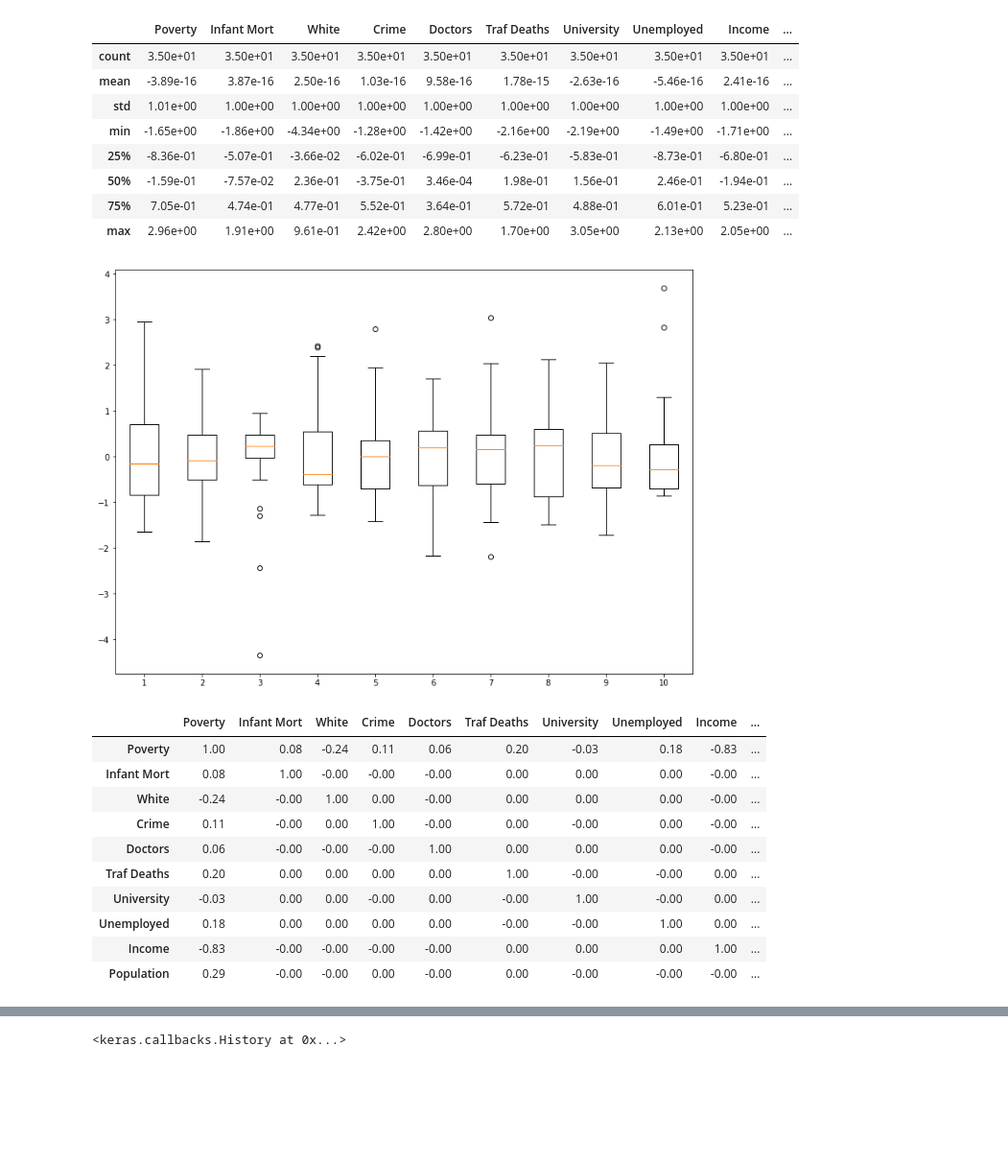
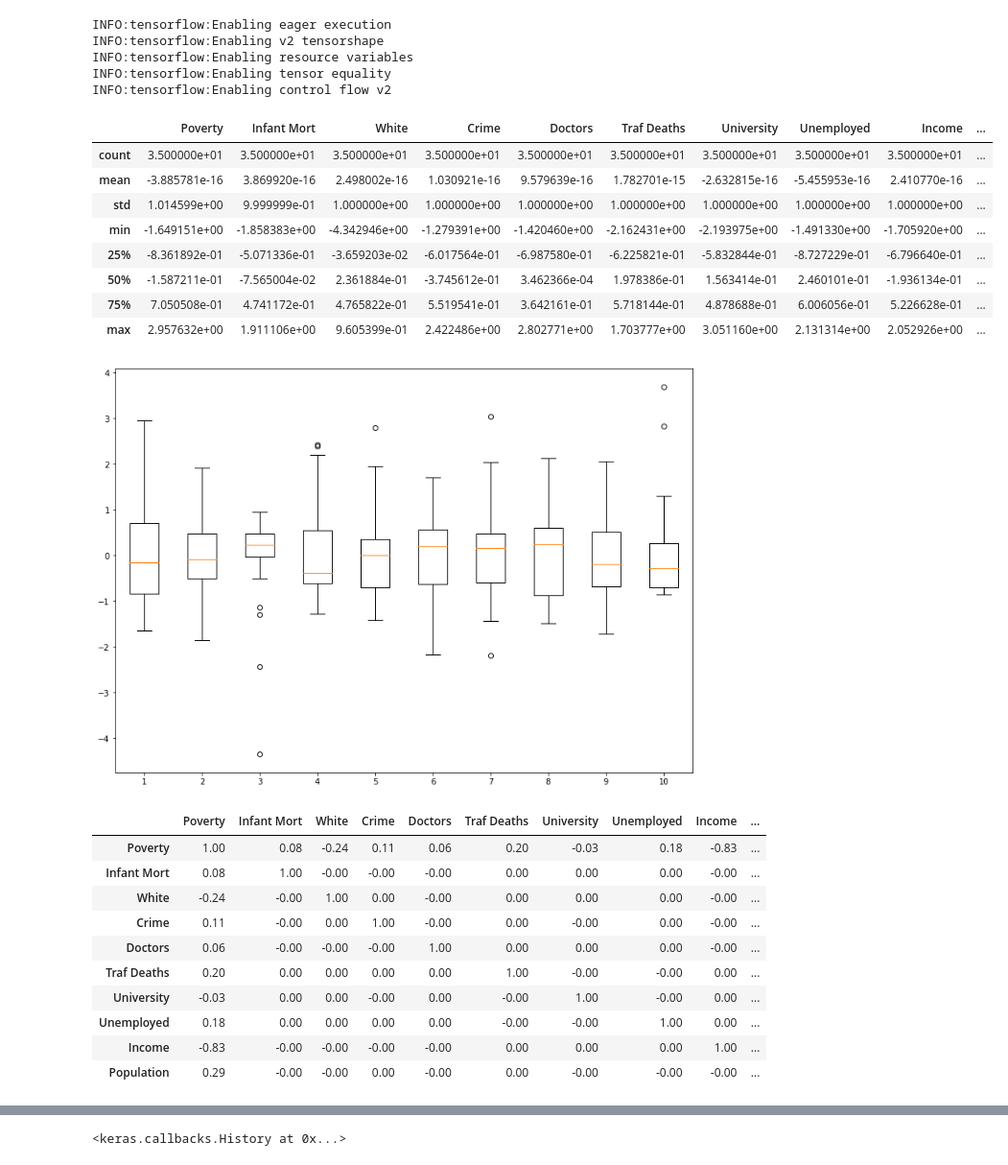
Before and after one commit to webclinic017/Python-Stock-1, a Jupyter notebook: ANN.ipynb, the cells around one changed output, grey strips where cells are left out. Shown at 96% size. Cells and saved outputs as stored; diff of their text form; code cells hidden in the pictures; blank space fills up the shorter version.

```diff
--- a/ANN.ipynb
+++ b/ANN.ipynb
@@ -4,8 +4,9 @@
 #https://machinelearningmastery.com/tutorial-first-neural-network-python-keras/
 #https://machinelearningmastery.com/regression-tutorial-keras-deep-learning-library-python/
 
-import pandas
+import pandas as pd
 import scipy
+import shap
 import numpy as np
 from keras.models import Sequential
 from keras.layers import Dense
@@ -23,6 +24,15 @@ import tensorflow as tf
 from tensorflow import keras
 from sklearn.pipeline import Pipeline
 from sklearn.metrics import mean_squared_error
+
+#tf.config.threading.set_intra_op_parallelism_threads(1)
+tf.config.threading.set_inter_op_parallelism_threads(4)
+# %% [output]
+INFO:tensorflow:Enabling eager execution
+INFO:tensorflow:Enabling v2 tensorshape
+INFO:tensorflow:Enabling resource variables
+INFO:tensorflow:Enabling tensor equality
+INFO:tensorflow:Enabling control flow v2
 # %%
 def MAPE(Y_actual,Y_Predicted):
     mape = np.mean(np.abs((Y_actual - Y_Predicted)/Y_actual))*100
@@ -49,42 +59,44 @@ trf = zca.ZCA().fit(train.iloc[:,1:])
 #y
 std = np.std(np.array(train.iloc[:,0]))
 mean = np.mean(np.array(train.iloc[:,0]))
 Z = (np.array(train.iloc[:,0])-mean)/std
 
 X_train = pd.DataFrame(trf.transform(train.iloc[:,1:]))
-X_test = trf.transform(test.iloc[:,1:])
+X_train.columns = all_data.iloc[:,2:].columns
+X_test = pd.DataFrame(trf.transform(test.iloc[:,1:]))
+X_test.columns = all_data.iloc[:,2:].columns
 Y_test = (test.iloc[:,1]-mean)/std
 #norm_ = scipy.stats.norm.cdf(Z) # calculate the cdf - also diascrete
 #norm_=Z
 
 Y_train = pd.DataFrame(Z)
 
 data = pd.concat([Y_train,X_train],axis=1)
 
 data.columns=all_data.iloc[:,1:].columns
 
 display(data.describe())
 
 pd.set_option("precision", 2)
 
 fig = plt.figure(figsize =(10, 7))
 ax = fig.add_axes([0, 0, 1, 1])
 
 bp = ax.boxplot(pd.DataFrame(data))
 plt.show()
 
 pd.DataFrame(data).corr().style.background_gradient(cmap ='viridis')\
     .set_properties(**{'font-size': '10px'})
 # %% [output]
 |  | Poverty | Infant Mort | White | Crime | Doctors | Traf Deaths | University | Unemployed | Income | ... |
-| count | 3.50e+01 | 3.50e+01 | 3.50e+01 | 3.50e+01 | 3.50e+01 | 3.50e+01 | 3.50e+01 | 3.50e+01 | 3.50e+01 | ... |
-| mean | -3.89e-16 | 3.87e-16 | 2.50e-16 | 1.03e-16 | 9.58e-16 | 1.78e-15 | -2.63e-16 | -5.46e-16 | 2.41e-16 | ... |
-| std | 1.01e+00 | 1.00e+00 | 1.00e+00 | 1.00e+00 | 1.00e+00 | 1.00e+00 | 1.00e+00 | 1.00e+00 | 1.00e+00 | ... |
-| min | -1.65e+00 | -1.86e+00 | -4.34e+00 | -1.28e+00 | -1.42e+00 | -2.16e+00 | -2.19e+00 | -1.49e+00 | -1.71e+00 | ... |
-| 25% | -8.36e-01 | -5.07e-01 | -3.66e-02 | -6.02e-01 | -6.99e-01 | -6.23e-01 | -5.83e-01 | -8.73e-01 | -6.80e-01 | ... |
-| 50% | -1.59e-01 | -7.57e-02 | 2.36e-01 | -3.75e-01 | 3.46e-04 | 1.98e-01 | 1.56e-01 | 2.46e-01 | -1.94e-01 | ... |
-| 75% | 7.05e-01 | 4.74e-01 | 4.77e-01 | 5.52e-01 | 3.64e-01 | 5.72e-01 | 4.88e-01 | 6.01e-01 | 5.23e-01 | ... |
-| max | 2.96e+00 | 1.91e+00 | 9.61e-01 | 2.42e+00 | 2.80e+00 | 1.70e+00 | 3.05e+00 | 2.13e+00 | 2.05e+00 | ... |
+| count | 3.500000e+01 | 3.500000e+01 | 3.500000e+01 | 3.500000e+01 | 3.500000e+01 | 3.500000e+01 | 3.500000e+01 | 3.500000e+01 | 3.500000e+01 | ... |
+| mean | -3.885781e-16 | 3.869920e-16 | 2.498002e-16 | 1.030921e-16 | 9.579639e-16 | 1.782701e-15 | -2.632815e-16 | -5.455953e-16 | 2.410770e-16 | ... |
+| std | 1.014599e+00 | 9.999999e-01 | 1.000000e+00 | 1.000000e+00 | 1.000000e+00 | 1.000000e+00 | 1.000000e+00 | 1.000000e+00 | 1.000000e+00 | ... |
+| min | -1.649151e+00 | -1.858383e+00 | -4.342946e+00 | -1.279391e+00 | -1.420460e+00 | -2.162431e+00 | -2.193975e+00 | -1.491330e+00 | -1.705920e+00 | ... |
+| 25% | -8.361892e-01 | -5.071336e-01 | -3.659203e-02 | -6.017564e-01 | -6.987580e-01 | -6.225821e-01 | -5.832844e-01 | -8.727229e-01 | -6.796640e-01 | ... |
+| 50% | -1.587211e-01 | -7.565004e-02 | 2.361884e-01 | -3.745612e-01 | 3.462366e-04 | 1.978386e-01 | 1.563414e-01 | 2.460101e-01 | -1.936134e-01 | ... |
+| 75% | 7.050508e-01 | 4.741172e-01 | 4.765822e-01 | 5.519541e-01 | 3.642161e-01 | 5.718144e-01 | 4.878688e-01 | 6.006056e-01 | 5.226628e-01 | ... |
+| max | 2.957632e+00 | 1.911106e+00 | 9.605399e-01 | 2.422486e+00 | 2.802771e+00 | 1.703777e+00 | 3.051160e+00 | 2.131314e+00 | 2.052926e+00 | ... |
 [figure]
 |  | Poverty | Infant Mort | White | Crime | Doctors | Traf Deaths | University | Unemployed | Income | ... |
 | Poverty | 1.00 | 0.08 | -0.24 | 0.11 | 0.06 | 0.20 | -0.03 | 0.18 | -0.83 | ... |
```
Also changed, not shown: parts of 13 cells of this notebook, 1 other file.
